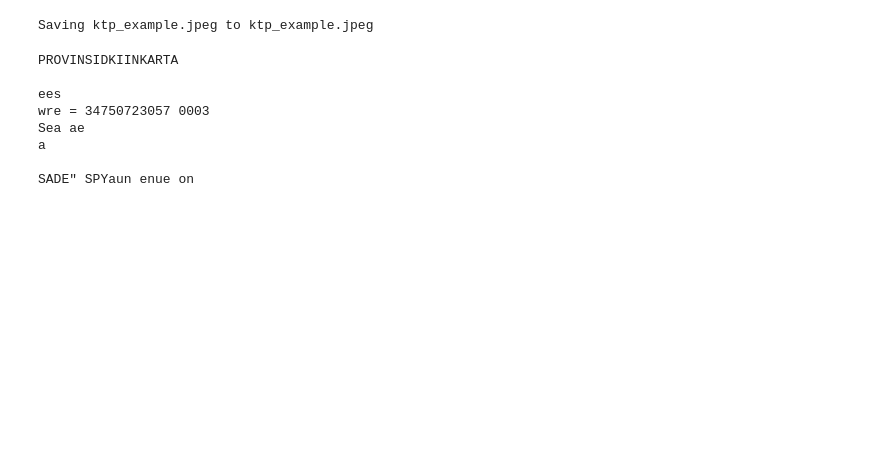
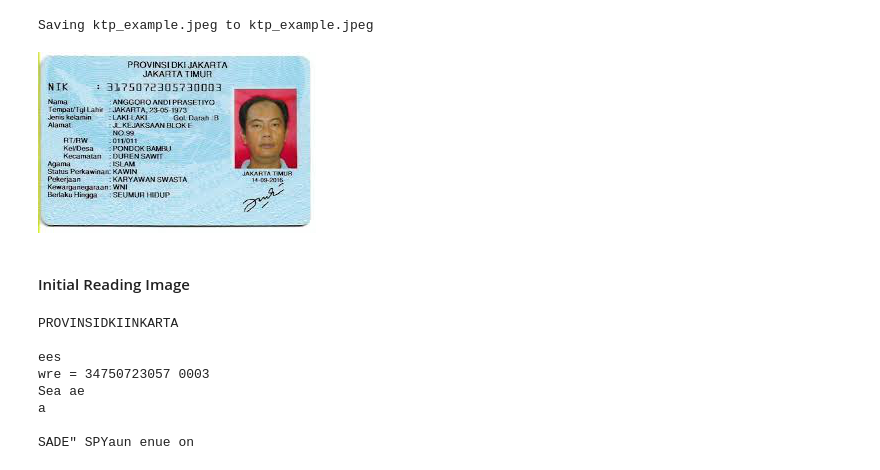
Before and after one commit to naufalihsan/tesseract, a Jupyter notebook: OCR.ipynb, the cells around one changed output. Cells and saved outputs as stored; diff of their text form; code cells hidden in the pictures; blank space fills up the shorter version.

```diff
--- a/OCR.ipynb
+++ b/OCR.ipynb
@@ -36,4 +26,11 @@ uploaded = files.upload()
 # %% [output]
 [interactive output not drawn]
 Saving ktp_example.jpeg to ktp_example.jpeg
+# %%
+ktp = Image.open('ktp_example.jpeg')
+ktp
+# %% [output]
+[figure, added]
+# %% [markdown]
+#### Initial Reading Image
 # %%
```
Also changed, not shown: parts of 13 cells of this notebook.
